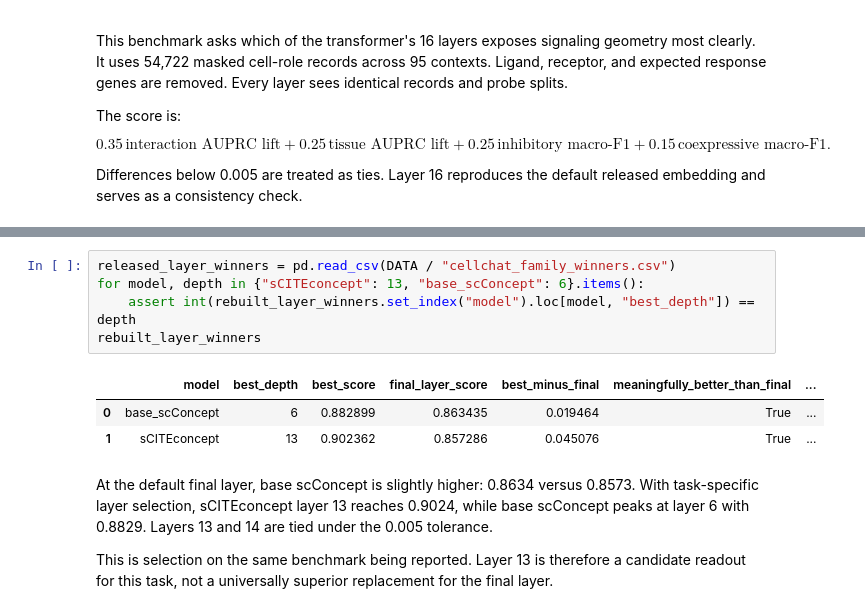
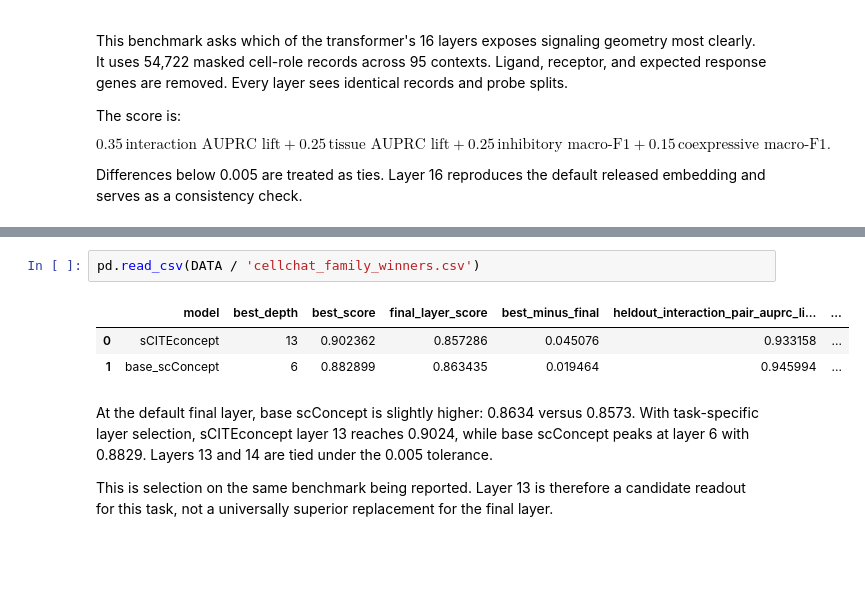
Before and after one commit to alunalabs/sciteconcept, a Jupyter notebook: sCITEconcept.ipynb, the cells around one changed output, grey strips where cells are left out. Cells and saved outputs as stored; diff of their text form; blank space fills up the shorter version.

```diff
--- a/sCITEconcept.ipynb
+++ b/sCITEconcept.ipynb
@@ -1017,14 +950,11 @@ plt.tight_layout()
 # %% [output]
 [figure]
 # %%
-released_layer_winners = pd.read_csv(DATA / "cellchat_family_winners.csv")
-for model, depth in {"sCITEconcept": 13, "base_scConcept": 6}.items():
-    assert int(rebuilt_layer_winners.set_index("model").loc[model, "best_depth"]) == depth
-rebuilt_layer_winners
+pd.read_csv(DATA / 'cellchat_family_winners.csv')
 # %% [output]
-|  | model | best_depth | best_score | final_layer_score | best_minus_final | meaningfully_better_than_final | ... |
-| 0 | base_scConcept | 6 | 0.882899 | 0.863435 | 0.019464 | True | ... |
-| 1 | sCITEconcept | 13 | 0.902362 | 0.857286 | 0.045076 | True | ... |
+|  | model | best_depth | best_score | final_layer_score | best_minus_final | heldout_interaction_pair_auprc_li... | ... |
+| 0 | sCITEconcept | 13 | 0.902362 | 0.857286 | 0.045076 | 0.933158 | ... |
+| 1 | base_scConcept | 6 | 0.882899 | 0.863435 | 0.019464 | 0.945994 | ... |
 # %% [markdown]
 At the default final layer, base scConcept is slightly higher: 0.8634 versus
 0.8573. With task-specific layer selection, sCITEconcept layer 13 reaches
```
Also changed, not shown: parts of 20 cells of this notebook, 18 other files.
